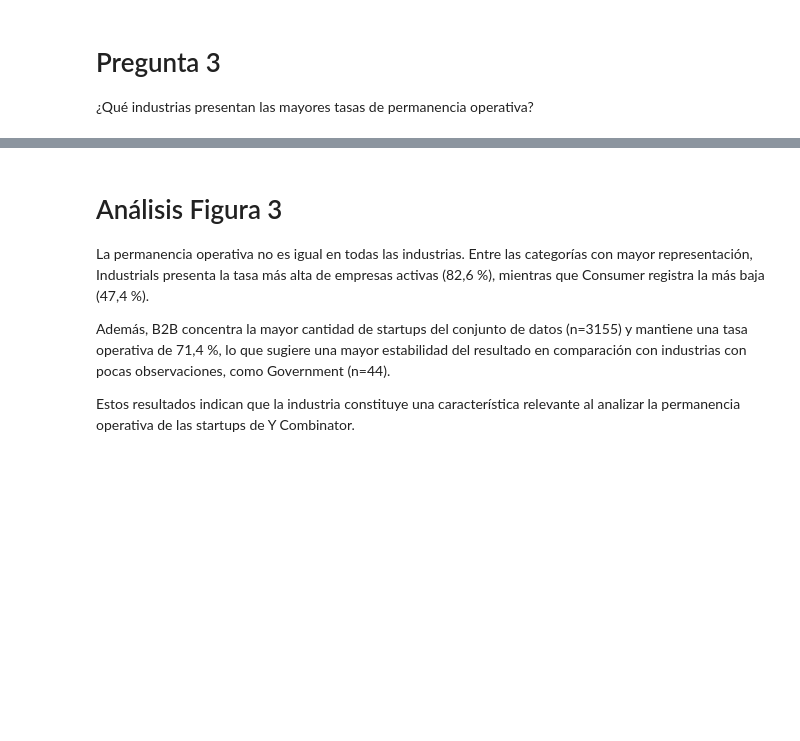
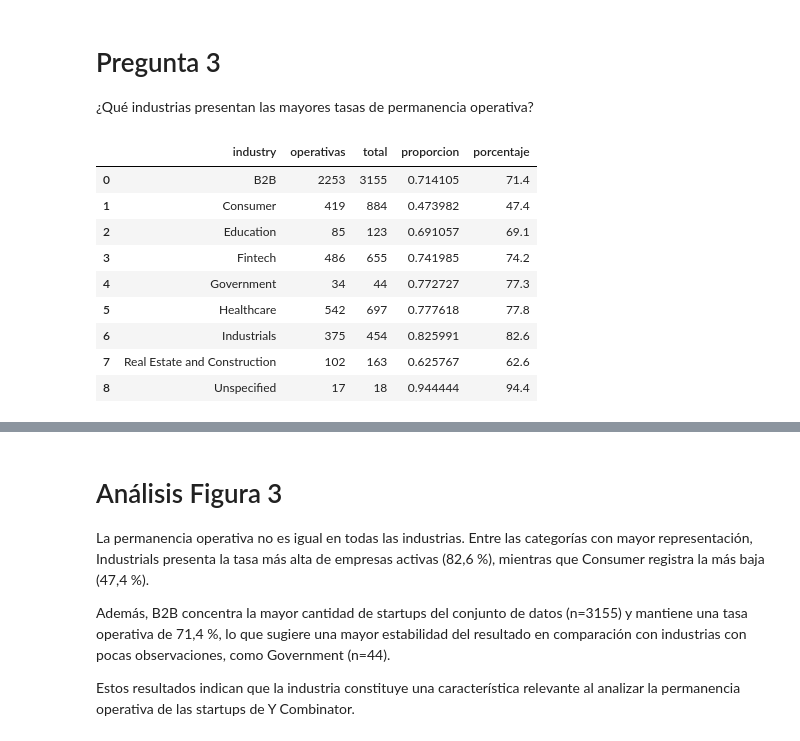
Before and after one commit to DanielCas7illo/U-Andres-Bello, a Jupyter notebook: F4/F4_AnálisisyResultados.ipynb, the cells around one changed output, grey strips where cells are left out. Saved outputs shown, nothing was run; the diff lists cells and outputs as text; code cells hidden in the pictures; blank space fills up the shorter version.

```diff
--- a/F4/F4_AnálisisyResultados.ipynb
+++ b/F4/F4_AnálisisyResultados.ipynb
@@ -317,6 +317,34 @@ La diferencia es especialmente visible en los tramos de 6 a 10 años y de más d
 # Pregunta 3
 
 ¿Qué industrias presentan las mayores tasas de permanencia operativa?
+# %%
+industria_permanencia = (
+    df
+    .groupby("industry")
+    .agg(
+        operativas=("is_operating", "sum"),
+        total=("is_operating", "size"),
+        proporcion=("is_operating", "mean")
+    )
+    .reset_index()
+)
+
+industria_permanencia["porcentaje"] = (
+    industria_permanencia["proporcion"] * 100
+).round(1)
+
+industria_permanencia
+# %% [output]
+|  | industry | operativas | total | proporcion | porcentaje |
+| 0 | B2B | 2253 | 3155 | 0.714105 | 71.4 |
+| 1 | Consumer | 419 | 884 | 0.473982 | 47.4 |
+| 2 | Education | 85 | 123 | 0.691057 | 69.1 |
+| 3 | Fintech | 486 | 655 | 0.741985 | 74.2 |
+| 4 | Government | 34 | 44 | 0.772727 | 77.3 |
+| 5 | Healthcare | 542 | 697 | 0.777618 | 77.8 |
+| 6 | Industrials | 375 | 454 | 0.825991 | 82.6 |
+| 7 | Real Estate and Construction | 102 | 163 | 0.625767 | 62.6 |
+| 8 | Unspecified | 17 | 18 | 0.944444 | 94.4 |
 # %%
 industria_grafico = (
     industria_permanencia[
```
Also changed, not shown: parts of 10 cells of this notebook.
